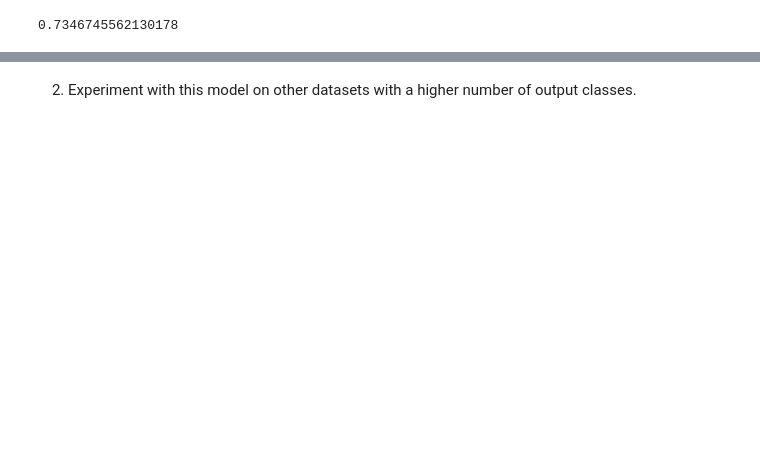
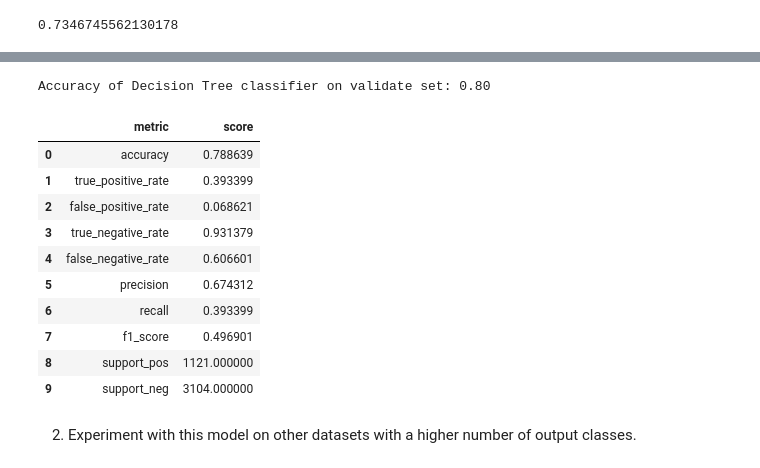
Before and after one commit to DerekBixby/classification_exercises, a Jupyter notebook: decision_tree.ipynb, the cells around one changed output, grey strips where cells are left out. Drawn from its saved outputs; the diff is of its cells as text; code cells hidden in the pictures; blank space fills up the shorter version.

Commit message:
added final decision tree exercises plus bonus Telco

```diff
--- a/decision_tree.ipynb
+++ b/decision_tree.ipynb
@@ -343,10 +343,12 @@ telco_df.head().T
 # %%
 def clean_telco(df):
 
-    df = df.drop(columns =['payment_type_id','internet_service_type_id','contract_type_id', 'gender', 'partner', 'dependents', 'contract_type', 'internet_service_type', 'payment_type', 'phone_service', 'multiple_lines', 'online_security', 'online_backup', 'device_protection', 'tech_support', 'streaming_tv', 'streaming_movies', 'paperless_billing'])
-
     dummy_df = pd.get_dummies(df[['gender','partner', 'dependents', 'phone_service', 'multiple_lines', 'online_security', 'online_backup', 'tech_support', 'streaming_tv', 'streaming_movies', 'paperless_billing', 'contract_type', 'internet_service_type', 'payment_type']], drop_first=True)
     df = pd.concat([df, dummy_df], axis=1)
+
+    df = df.drop(columns =['payment_type_id','internet_service_type_id','contract_type_id', 'total_charges'])
+
+
     return df
 # %%
 telco_df = clean_telco(telco_df)
@@ -381,9 +389,9 @@ train.shape, validate.shape, test.shape
 # %%
-X_train = train.drop(columns=['churn', 'gender', 'partner', 'dependents', 'contract_type', 'internet_service_type', 'payment_type', 'phone_service', 'multiple_lines', 'online_security', 'online_backup', 'device_protection', 'tech_support', 'streaming_tv', 'streaming_movies', 'paperless_billing'])
+X_train = train.drop(columns=['customer_id', 'churn', 'gender', 'partner', 'dependents', 'contract_type', 'internet_service_type', 'payment_type', 'phone_service', 'multiple_lines', 'online_security', 'online_backup', 'device_protection', 'tech_support', 'streaming_tv', 'streaming_movies', 'paperless_billing'])
 y_train = train.churn
 
-X_validate = validate.drop(columns=['churn', 'gender', 'partner', 'dependents', 'contract_type', 'internet_service_type', 'payment_type', 'phone_service', 'multiple_lines', 'online_security', 'online_backup', 'device_protection', 'tech_support', 'streaming_tv', 'streaming_movies', 'paperless_billing'])
+X_validate = validate.drop(columns=['customer_id', 'churn', 'gender', 'partner', 'dependents', 'contract_type', 'internet_service_type', 'payment_type', 'phone_service', 'multiple_lines', 'online_security', 'online_backup', 'device_protection', 'tech_support', 'streaming_tv', 'streaming_movies', 'paperless_billing'])
 y_validate = validate.churn
 
-X_test = test.drop(columns=['churn', 'gender', 'partner', 'dependents', 'contract_type', 'internet_service_type', 'payment_type', 'phone_service', 'multiple_lines', 'online_security', 'online_backup', 'device_protection', 'tech_support', 'streaming_tv', 'streaming_movies', 'paperless_billing'])
+X_test = test.drop(columns=['customer_id', 'churn', 'gender', 'partner', 'dependents', 'contract_type', 'internet_service_type', 'payment_type', 'phone_service', 'multiple_lines', 'online_security', 'online_backup', 'device_protection', 'tech_support', 'streaming_tv', 'streaming_movies', 'paperless_billing'])
 y_test = test.churn
@@ -422,0 +438,3 @@ ValueError: could not convert string to float: '1245-HARPS'
+# %%
+y_pred = clf.predict(X_train)
+y_pred[:10]
@@ -422,0 +453,3 @@ ValueError: could not convert string to float: '1245-HARPS'
+# %%
+cm = confusion_matrix(y_train, y_pred)
+cm
@@ -423,2 +470,60 @@ ValueError: could not convert string to float: '1245-HARPS'
+# %%
+print('Accuracy of Decision Tree classifier on validate set: {:.2f}'
+     .format(clf.score(X_validate, y_validate)))
+# %% [output]
+Accuracy of Decision Tree classifier on validate set: 0.80
+# %%
+tn, fp, fn, tp = cm.ravel()
+
+accuracy = (tp + tn)/(tn + fp + fn + tp)
+
+true_positive_rate = tp/(tp + fn)
+false_positive_rate = fp/(fp + tn)
+true_negative_rate = tn/(tn + fp)
+false_negative_rate = fn/(fn + tp)
+
+precision = tp/(tp + fp)
+recall = tp/(tp + fn)
+f1_score = 2*(precision*recall)/(precision+recall)
+
+support_pos = tp + fn
+support_neg = fp + tn
+
+dict = {
+    'metric' : ['accuracy'
+                ,'true_positive_rate'
+                ,'false_positive_rate'
+                ,'true_negative_rate'
+                ,'false_negative_rate'
+                ,'precision'
+                ,'recall'
+                ,'f1_score'
+                ,'support_pos'
+                ,'support_neg']
+    ,'score' : [accuracy
+                ,true_positive_rate
+                ,false_positive_rate
+                ,true_negative_rate
+                ,false_negative_rate
+                ,precision
+                ,recall
+                ,f1_score
+                ,support_pos
+                ,support_neg]
+}
+
+pd.DataFrame(dict)
+# %% [output]
+|  | metric | score |
+| 0 | accuracy | 0.788639 |
+| 1 | true_positive_rate | 0.393399 |
+| 2 | false_positive_rate | 0.068621 |
+| 3 | true_negative_rate | 0.931379 |
+| 4 | false_negative_rate | 0.606601 |
+| 5 | precision | 0.674312 |
+| 6 | recall | 0.393399 |
+| 7 | f1_score | 0.496901 |
+| 8 | support_pos | 1121.000000 |
+| 9 | support_neg | 3104.000000 |
 # %% [markdown]
 2. Experiment with this model on other datasets with a higher number of output classes.
```
Also changed, not shown: parts of 9 cells of this notebook.
